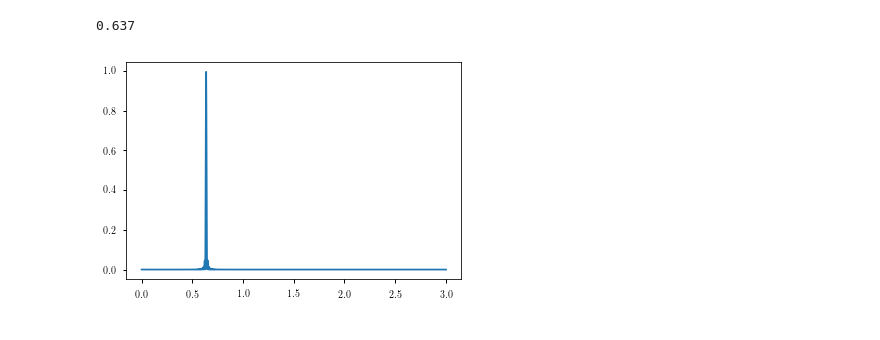
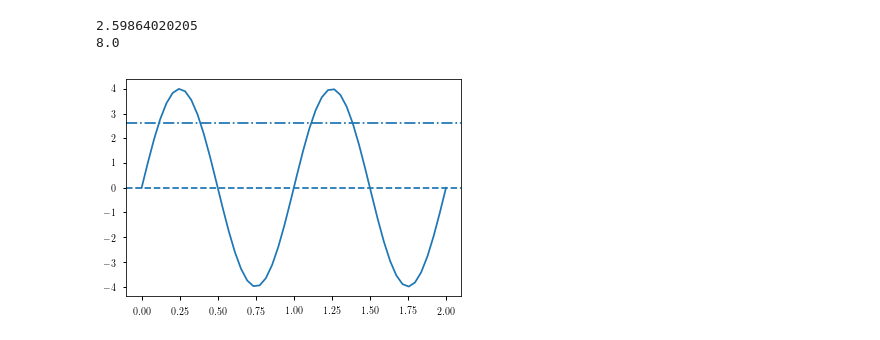
Before and after one commit to mileslucas/astro344l, a Jupyter notebook: project/src/project.ipynb, the cells around one changed output. Drawn from its saved outputs; the diff is of its cells as text; code cells hidden in the pictures.

```diff
--- a/project/src/project.ipynb
+++ b/project/src/project.ipynb
@@ -86,12 +104,15 @@ print('Fit range {} to {} ({} mag)'.format(y_fit.min(), y_fit.max(), abs(y_fit.m
-# %%
-t = np.linspace(0, 100, 1000)
-y = np.sin(4 * t)
-
-LS =  LombScargle(t, y)
-fre, power = LS.autopower(maximum_frequency=3)
-best_fre = fre[np.argmax(power)]
-plt.plot(fre, power)
-print(best_fre)
-# %% [output]
-0.637
-[figure, removed]
+# %%
+x = np.linspace(0, 2)
+y = 4*np.sin(2*np.pi*x)
+
+
+plt.plot(x, y,)
+plt.axhline(np.average(y), ls='--')
+plt.axhline(np.average(y[y>0]), ls='-.')
+print(np.average(y[y>0]))
+x = 4/np.average(y[y>0]) *2
+print(np.average(y[y>0]) * x)
+# %% [output]
+2.59864020205
+8.0
+[figure, added]
```
Also changed, not shown: parts of 4 cells of this notebook, 5 other files.
